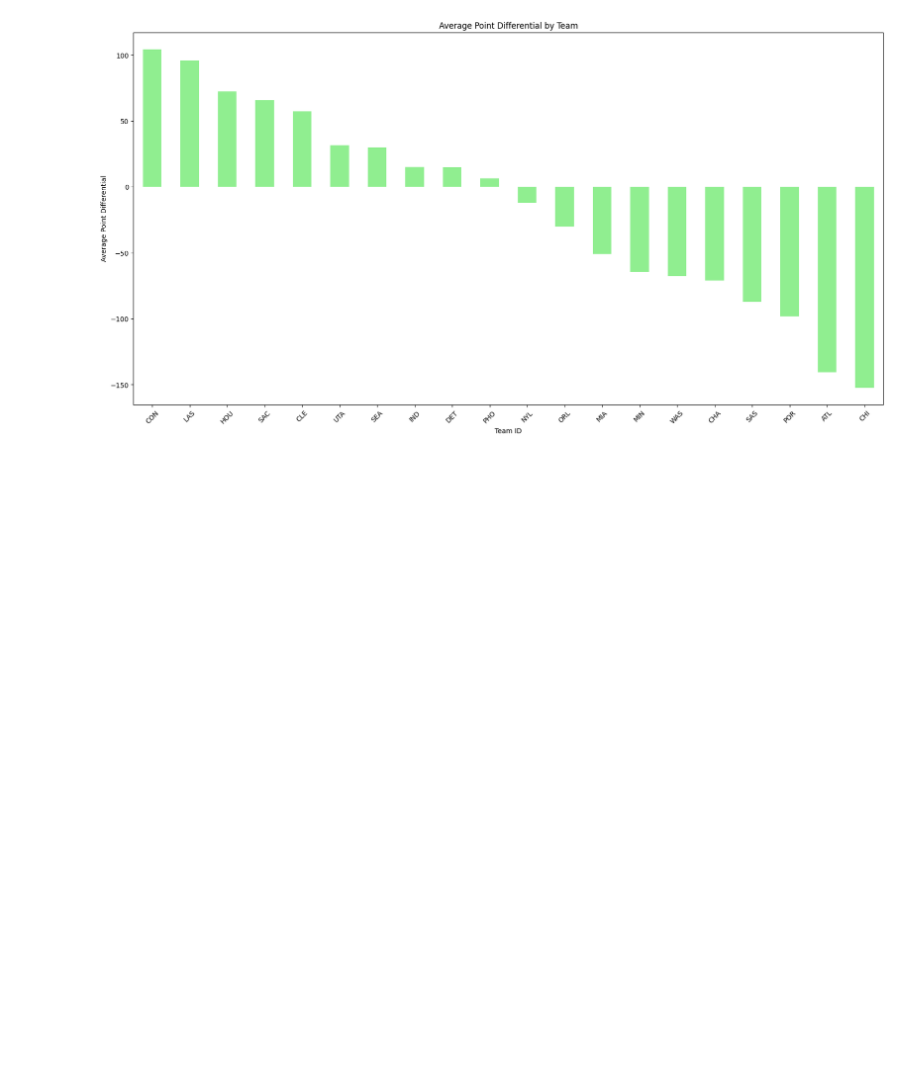
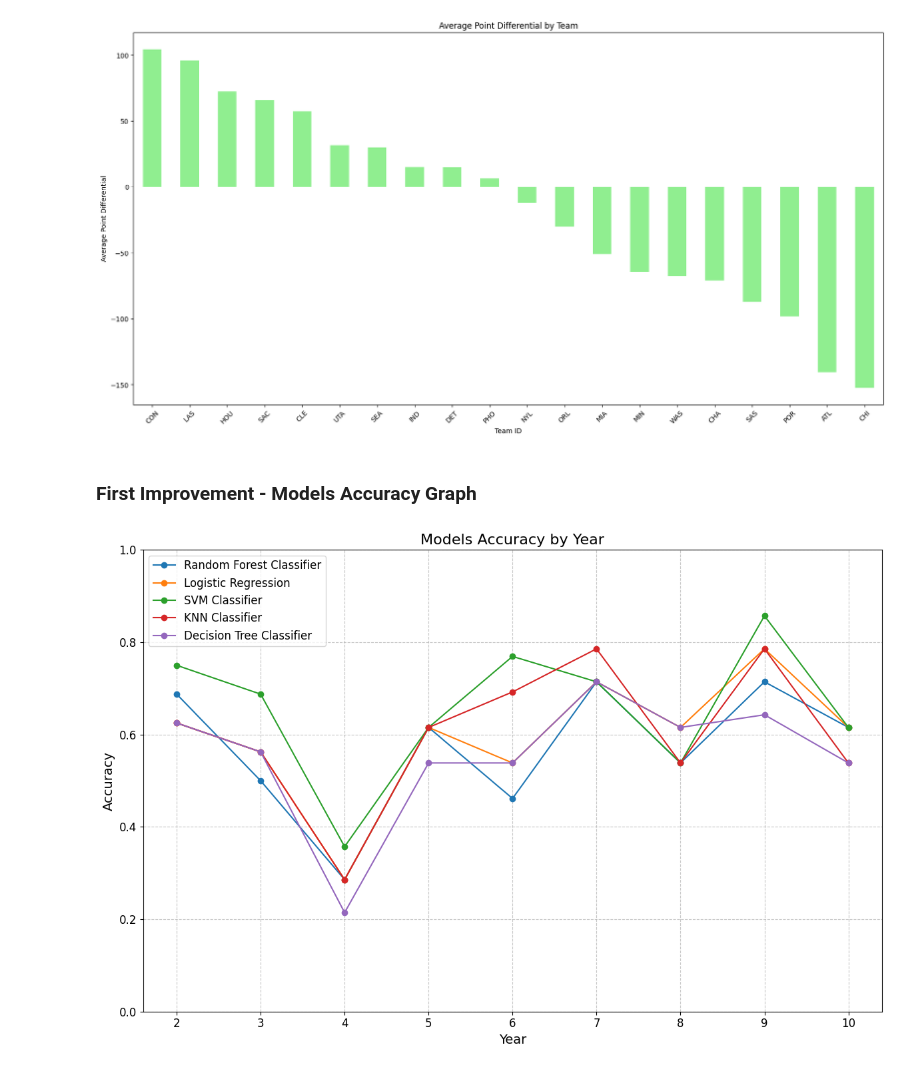
Before and after one commit to JoaoPadrao/AC-Project, a Jupyter notebook: exploring.ipynb, the cells around one changed output. Saved outputs shown, nothing was run; the diff lists cells and outputs as text; code cells hidden in the pictures; blank space fills up the shorter version.

Commit message:
Implemented the graph of the first improvement models

```diff
--- a/exploring.ipynb
+++ b/exploring.ipynb
@@ -115,3 +115,34 @@ plt.xticks(rotation=45)
 plt.show()
 # %% [output]
 [figure]
+# %% [markdown]
+### First Improvement - Models Accuracy Graph
+# %%
+import matplotlib.pyplot as plt
+
+years = range(2, 11)
+accuracy_years_RFC = [0.6875, 0.5, 0.2857142857142857, 0.6153846153846154, 0.46153846153846156, 0.7142857142857143, 0.5384615384615384, 0.7142857142857143, 0.6153846153846154]
+accuracy_years_LR = [0.625, 0.5625, 0.2857142857142857, 0.6153846153846154, 0.5384615384615384, 0.7142857142857143, 0.6153846153846154, 0.7857142857142857, 0.6153846153846154]
+accuracy_years_SVM = [0.75, 0.6875, 0.35714285714285715, 0.6153846153846154, 0.7692307692307693, 0.7142857142857143, 0.5384615384615384, 0.8571428571428571, 0.6153846153846154]
+accuracy_years_KNN = [0.625, 0.5625, 0.2857142857142857, 0.6153846153846154, 0.6923076923076923, 0.7857142857142857, 0.5384615384615384, 0.7857142857142857, 0.5384615384615384]
+accuracy_years_DTC = [0.625, 0.5625, 0.21428571428571427, 0.5384615384615384, 0.5384615384615384, 0.7142857142857143, 0.6153846153846154, 0.6428571428571429, 0.5384615384615384]
+
+plt.figure(figsize=(12, 8))
+plt.plot(years, accuracy_years_RFC, label='Random Forest Classifier', marker='o')
+plt.plot(years, accuracy_years_LR, label='Logistic Regression', marker='o')
+plt.plot(years, accuracy_years_SVM, label='SVM Classifier', marker='o')
+plt.plot(years, accuracy_years_KNN, label='KNN Classifier', marker='o')
+plt.plot(years, accuracy_years_DTC, label='Decision Tree Classifier', marker='o')
+
+plt.title('Models Accuracy by Year', fontsize=16)
+plt.xlabel('Year', fontsize=14)
+plt.ylabel('Accuracy', fontsize=14)
+plt.xticks(years, fontsize=12)
+plt.yticks(fontsize=12)
+plt.ylim(0, 1)
+plt.grid(True, linestyle='--', alpha=0.7)
+plt.legend(fontsize=12)
+plt.tight_layout()
+plt.show()
+# %% [output]
+[figure, added]
```
Also changed, not shown: 4 other files.
